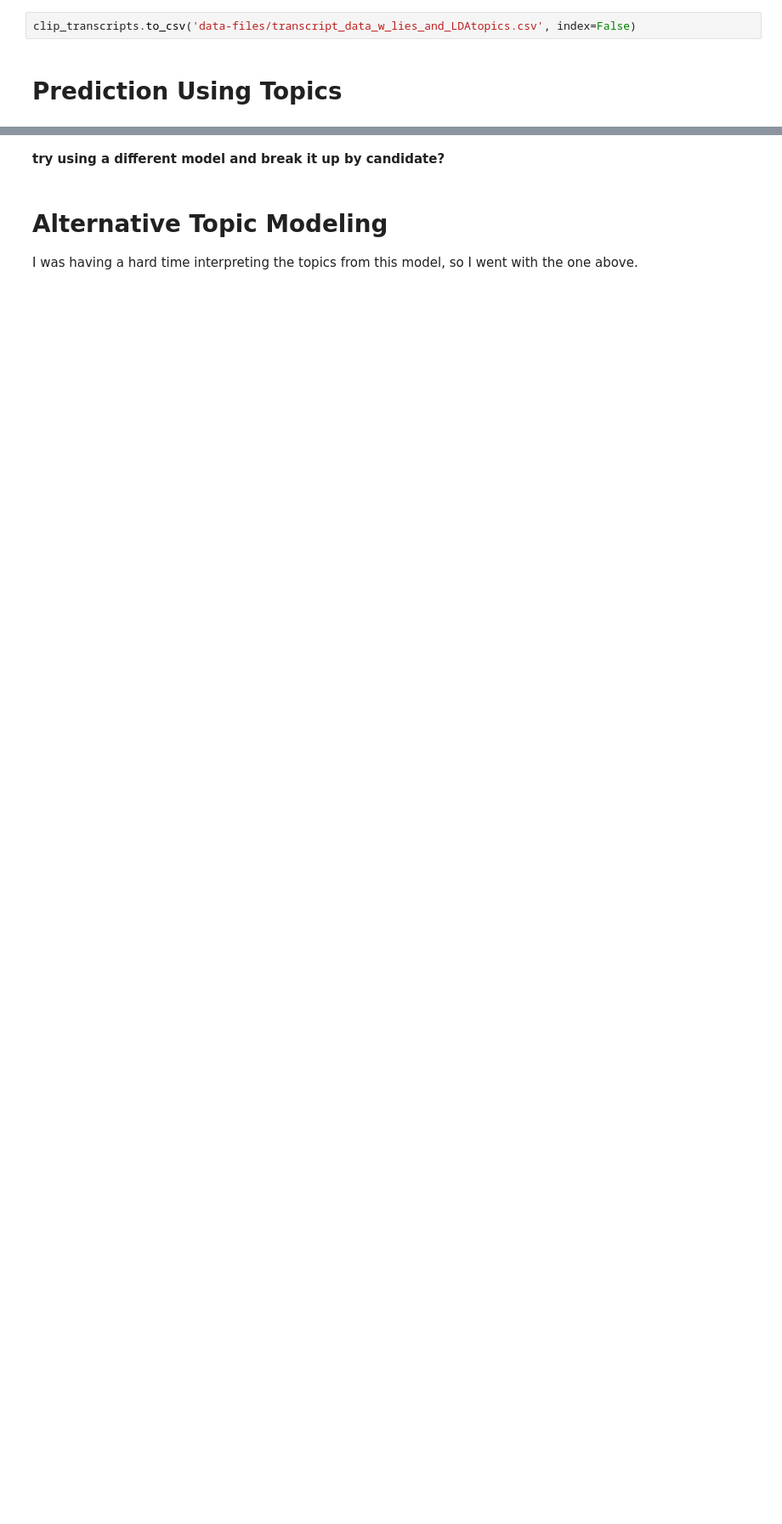
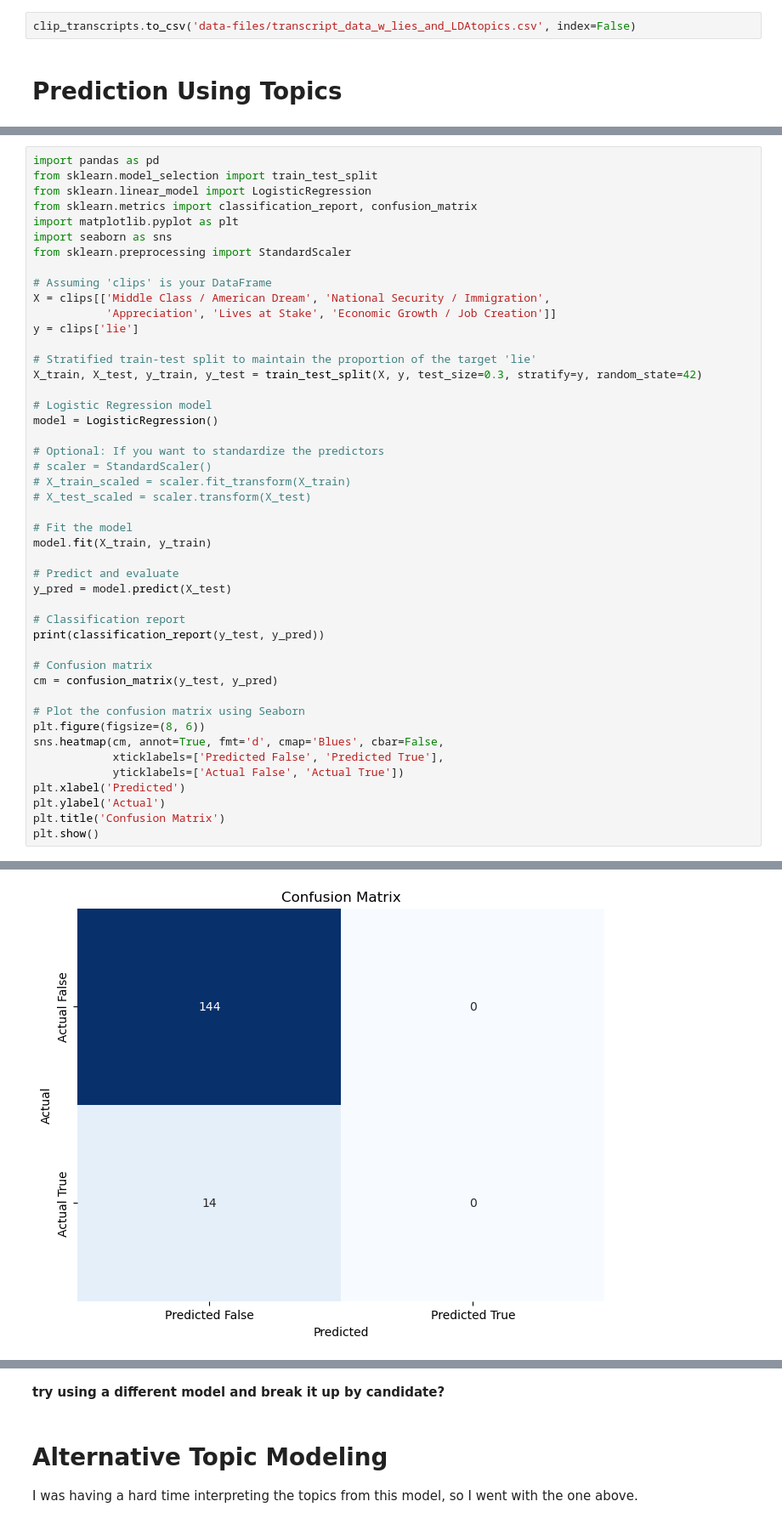
Before and after one commit to femkemunting/mis284n_final_project, a Jupyter notebook: topic_modeling.ipynb, the cells around one changed output, grey strips where cells are left out. Shown at 85% size. Saved outputs shown, nothing was run; the diff lists cells and outputs as text; blank space fills up the shorter version.

Commit message:
update lie detection and topic modeling again.

```diff
--- a/topic_modeling.ipynb
+++ b/topic_modeling.ipynb
@@ -555,0 +548,47 @@ weighted avg       0.87      0.93      0.90       158
+# %%
+import pandas as pd
+from sklearn.model_selection import train_test_split
+from sklearn.linear_model import LogisticRegression
+from sklearn.metrics import classification_report, confusion_matrix
+import matplotlib.pyplot as plt
+import seaborn as sns
+from sklearn.preprocessing import StandardScaler
+
+# Assuming 'clips' is your DataFrame
+X = clips[['Middle Class / American Dream', 'National Security / Immigration',
+           'Appreciation', 'Lives at Stake', 'Economic Growth / Job Creation']]
+y = clips['lie']
+
+# Stratified train-test split to maintain the proportion of the target 'lie'
+X_train, X_test, y_train, y_test = train_test_split(X, y, test_size=0.3, stratify=y, random_state=42)
+
+# Logistic Regression model
+model = LogisticRegression()
+
+# Optional: If you want to standardize the predictors
+# scaler = StandardScaler()
+# X_train_scaled = scaler.fit_transform(X_train)
+# X_test_scaled = scaler.transform(X_test)
+
+# Fit the model
+model.fit(X_train, y_train)
+
+# Predict and evaluate
+y_pred = model.predict(X_test)
+
+# Classification report
+print(classification_report(y_test, y_pred))
+
+# Confusion matrix
+cm = confusion_matrix(y_test, y_pred)
+
+# Plot the confusion matrix using Seaborn
+plt.figure(figsize=(8, 6))
+sns.heatmap(cm, annot=True, fmt='d', cmap='Blues', cbar=False,
+            xticklabels=['Predicted False', 'Predicted True'],
+            yticklabels=['Actual False', 'Actual True'])
+plt.xlabel('Predicted')
+plt.ylabel('Actual')
+plt.title('Confusion Matrix')
+plt.show()
+# %% [output]
@@ -555,0 +603 @@ weighted avg       0.87      0.93      0.90       158
+[figure, added]
```
Also changed, not shown: parts of 12 cells of this notebook, 6 other files.
